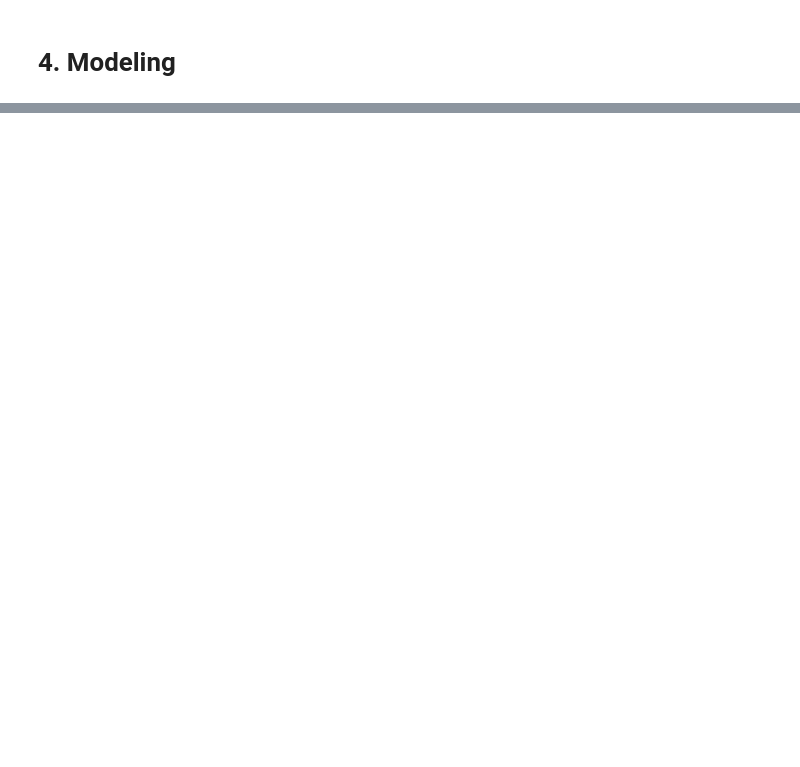
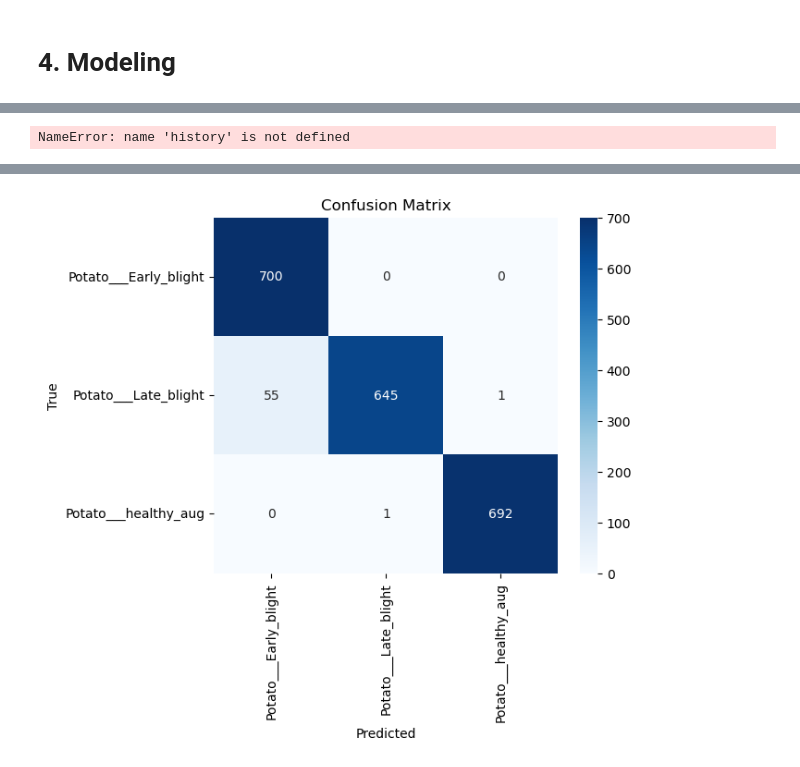
Before and after one commit to zippy345/Plant_leaf_disease_classifier_project, a Jupyter notebook: Potato_disease_detection.ipynb, the cells around one changed output, grey strips where cells are left out. Drawn from its saved outputs; the diff is of its cells as text; code cells hidden in the pictures; blank space fills up the shorter version.

```diff
--- a/Potato_disease_detection.ipynb
+++ b/Potato_disease_detection.ipynb
@@ -287,10 +358,10 @@ Found 5997 images belonging to 3 classes.
 # %%
 # Validation data generator
-val_generator = train_datagen.flow_from_directory(
-    base_dir,
+val_generator = test_datagen.flow_from_directory(
+    os.path.join(base_dir, 'val'),
     target_size=(224, 224),
     batch_size=32,
     class_mode='categorical',
-    subset='validation'
+    shuffle=False
 )
 # %% [output]
@@ -298,7 +369,7 @@ Found 1499 images belonging to 3 classes.
 # %%
 # Testing data generator
 test_generator = test_datagen.flow_from_directory(
-    base_dir,
+    os.path.join(base_dir, 'test'),
     target_size=(224, 224),
     batch_size=32,
     class_mode='categorical',
@@ -327,0 +430,13 @@ Average pixel value: 0.48800287
+# %%
+# compiling the model
+model.compile(
+    optimizer=tf.keras.optimizers.Adam(),
+    loss=tf.keras.losses.categorical_crossentropy,
+    metrics=['accuracy'])
+# %%
+# training the model
+history = model.fit(
+    train_generator,
+    validation_data=val_generator,
+    epochs=15
+)
@@ -327,0 +462,56 @@ Average pixel value: 0.48800287
+# %%
+import matplotlib.pyplot as plt
+
+# Extract data from the training history
+acc = history.history['accuracy']
+val_acc = history.history['val_accuracy']
+loss = history.history['loss']
+val_loss = history.history['val_loss']
+
+epochs = range(1, len(acc) + 1)
+
+# Plot Training & Validation Accuracy
+plt.figure(figsize=(8, 5))
+plt.plot(epochs, acc, label='Training Accuracy')
+plt.plot(epochs, val_acc, label='Validation Accuracy')
+plt.title('Training and Validation Accuracy')
+plt.xlabel('Epochs')
+plt.ylabel('Accuracy')
+plt.legend()
+plt.grid(True)
+plt.show()
+
+# Plot Training & Validation Loss
+plt.figure(figsize=(8, 5))
+plt.plot(epochs, loss, label='Training Loss')
+plt.plot(epochs, val_loss, label='Validation Loss')
+plt.title('Training and Validation Loss')
+plt.xlabel('Epochs')
+plt.ylabel('Loss')
+plt.legend()
+plt.grid(True)
+plt.show()
+# %% [output]
+NameError: name 'history' is not defined
+# %%
+from sklearn.metrics import classification_report, confusion_matrix
+import numpy as np
+import matplotlib.pyplot as plt
+import seaborn as sns
+
+# Get true and predicted labels
+Y_pred = model.predict(test_generator)
+y_pred = np.argmax(Y_pred, axis=1)
+y_true = test_generator.classes
+
+# Confusion Matrix
+cm = confusion_matrix(y_true, y_pred)
+class_labels = list(test_generator.class_indices.keys())
+
+plt.figure(figsize=(6,5))
+sns.heatmap(cm, annot=True, fmt='d', cmap='Blues', xticklabels=class_labels, yticklabels=class_labels)
+plt.title('Confusion Matrix')
+plt.xlabel('Predicted')
+plt.ylabel('True')
+plt.show()
+# %% [output]
@@ -327,0 +519 @@ Average pixel value: 0.48800287
+[figure, added]
```
Also changed, not shown: parts of 16 cells of this notebook.
